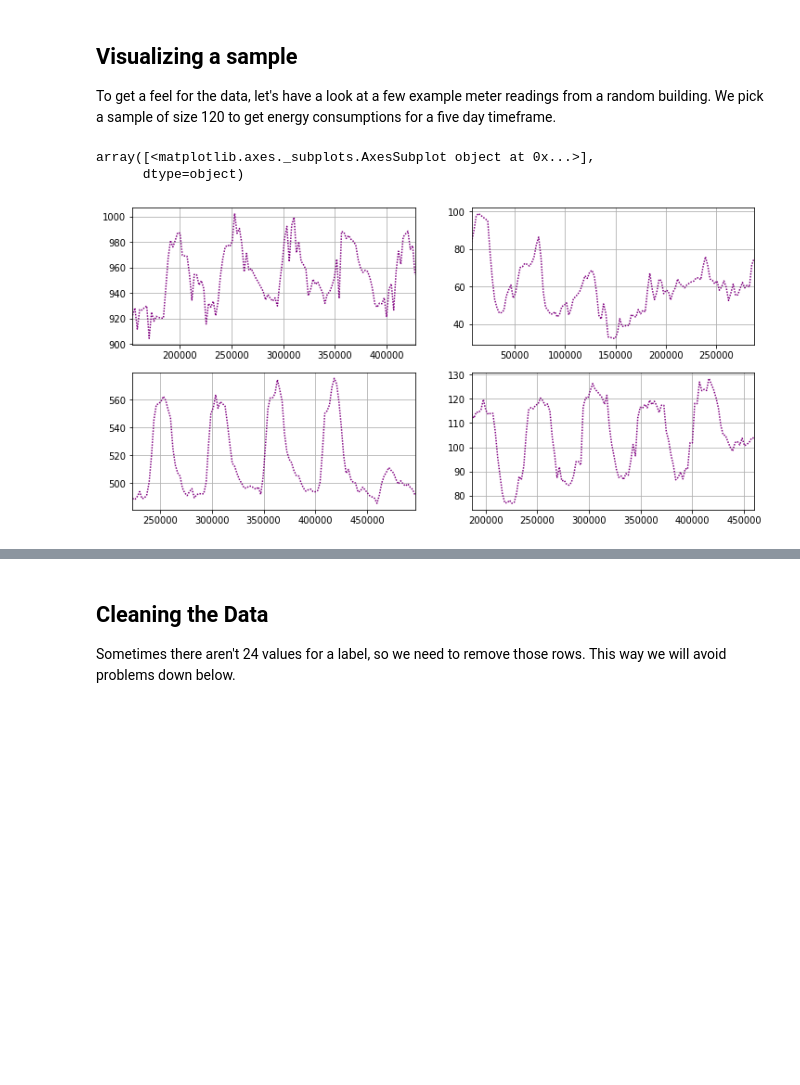
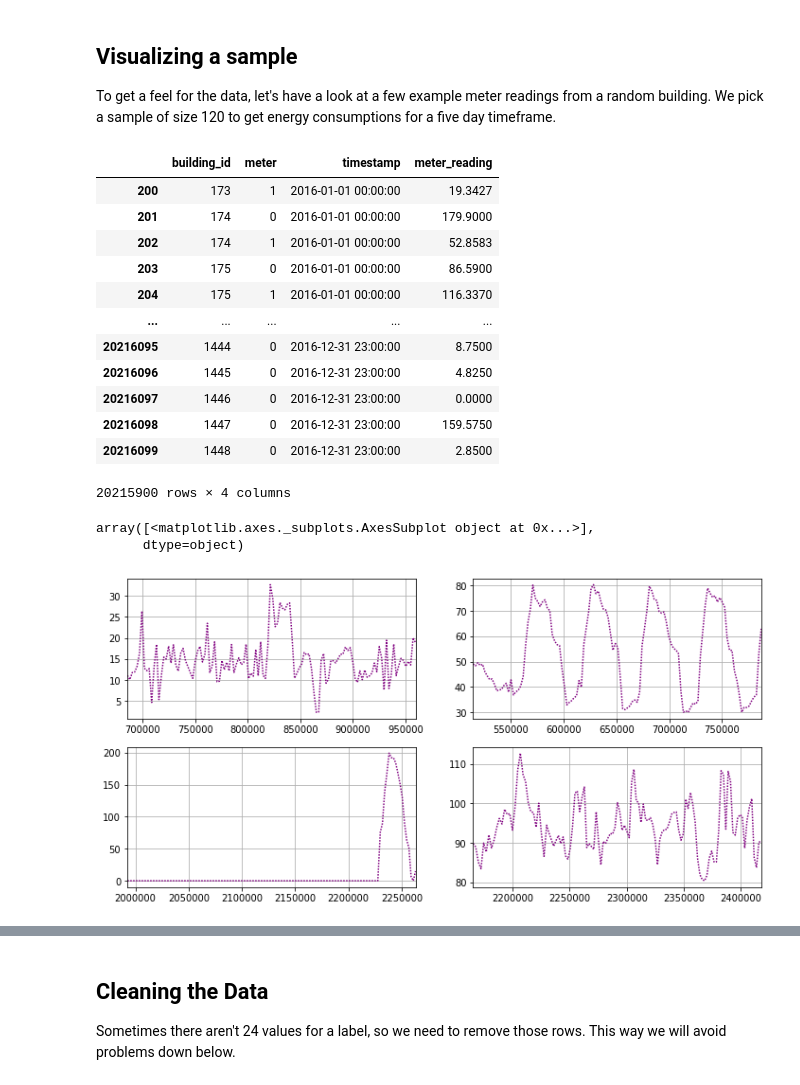
Before and after one commit to OldFella/ashrae-energy-prediction, a Jupyter notebook: energy_consumption.ipynb, the cells around one changed output, grey strips where cells are left out. Saved outputs shown, nothing was run; the diff lists cells and outputs as text; code cells hidden in the pictures; blank space fills up the shorter version.

```diff
--- a/energy_consumption.ipynb
+++ b/energy_consumption.ipynb
@@ -49,26 +48,45 @@ To get a feel for the data, let's have a look at a few example meter readings fr
 We pick a sample of size 120 to get energy consumptions for a five day timeframe.
 # %%
 # get random variables that will be used to collect the data...
-sample_building_ids = [np.random.randint(200,210) for i in range(4)]
-sample_starts = [np.random.randint(0,100) for i in range(4)]
+sample_building_ids = [np.random.randint(200,300) for i in range(4)]
+sample_starts = [np.random.randint(0,1000) for i in range(4)]
+# train_df = train_df.fillna(0)
+
 
 # collect samples
 sample1 = train_df.meter_reading.loc[train_df.building_id == sample_building_ids[0]].loc[train_df.meter == 0][sample_starts[0]:sample_starts[0] + 120]
 sample2 = train_df.meter_reading.loc[train_df.building_id == sample_building_ids[1]].loc[train_df.meter == 0][sample_starts[1]:sample_starts[1] + 120]
-sample3 = train_df.meter_reading.loc[train_df.building_id == sample_building_ids[2]].loc[train_df.meter == 0][sample_starts[2]:sample_starts[2] + 120]
-sample4 = train_df.meter_reading.loc[train_df.building_id == sample_building_ids[3]].loc[train_df.meter == 0][sample_starts[3]:sample_starts[3] + 120]
+sample3 = train_df.meter_reading.loc[train_df.building_id == sample_building_ids[2]].loc[train_df.meter == 1][sample_starts[2]:sample_starts[2] + 120]
+sample4 = train_df.meter_reading.loc[train_df.building_id == sample_building_ids[3]].loc[train_df.meter == 1][sample_starts[3]:sample_starts[3] + 120]
 
+# sample1 = sample1.fillna(0)
+# sample2 = sample2.fillna(0)
+# sample3 = sample3.fillna(0)
+# sample4 = sample4.fillna(0)
 # init figure
 fig, axes = plt.subplots(nrows=2,ncols=2,figsize=(12,6))
 # plot the samples
 sample1.plot(ax = axes[0][0],subplots=True, linestyle = (0, (1,1)), color = 'purple')
 sample2.plot(ax = axes[0][1],subplots=True, linestyle = (0, (1,1)), color = 'purple')
 sample3.plot(ax = axes[1][0],subplots=True, linestyle = (0, (1,1)), color = 'purple')
 sample4.plot(ax = axes[1][1],subplots=True, linestyle = (0, (1,1)), color = 'purple')
 # %% [output]
+|  | building_id | meter | timestamp | meter_reading |
+| 200 | 173 | 1 | 2016-01-01 00:00:00 | 19.3427 |
+| 201 | 174 | 0 | 2016-01-01 00:00:00 | 179.9000 |
+| 202 | 174 | 1 | 2016-01-01 00:00:00 | 52.8583 |
+| 203 | 175 | 0 | 2016-01-01 00:00:00 | 86.5900 |
+| 204 | 175 | 1 | 2016-01-01 00:00:00 | 116.3370 |
+| ... | ... | ... | ... | ... |
+| 20216095 | 1444 | 0 | 2016-12-31 23:00:00 | 8.7500 |
+| 20216096 | 1445 | 0 | 2016-12-31 23:00:00 | 4.8250 |
+| 20216097 | 1446 | 0 | 2016-12-31 23:00:00 | 0.0000 |
+| 20216098 | 1447 | 0 | 2016-12-31 23:00:00 | 159.5750 |
+| 20216099 | 1448 | 0 | 2016-12-31 23:00:00 | 2.8500 |
-array([<matplotlib.axes._subplots.AxesSubplot object at 0x...>],
-      dtype=object)
+20215900 rows × 4 columns
+array([<matplotlib.axes._subplots.AxesSubplot object at 0x...>],
+      dtype=object)
-[figure, old version]
+[figure, new version]
 # %%
 def convert_timestamp(timestamp):
     return int(timestamp[5:14].replace(' ','').replace('-','').replace(':',''))
```
Also changed, not shown: parts of 11 cells of this notebook.
